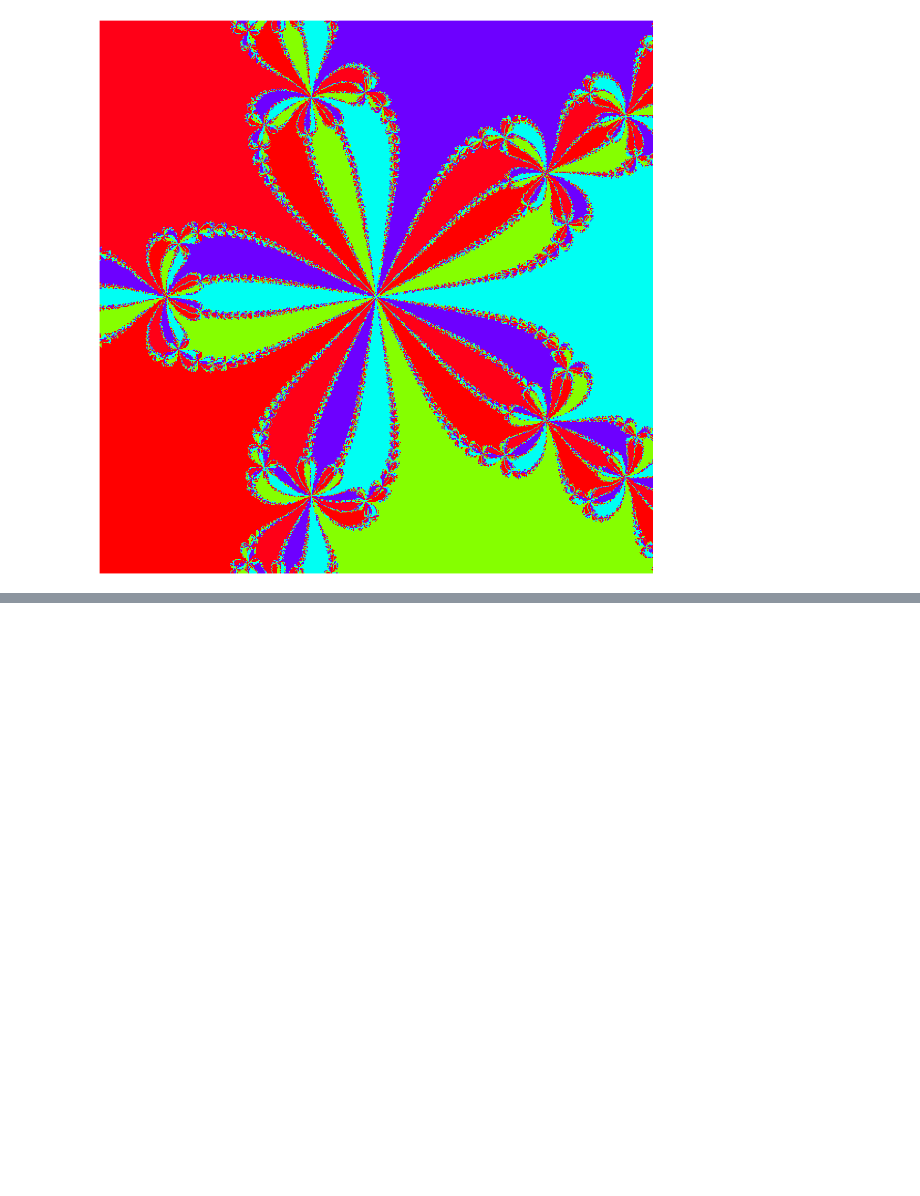
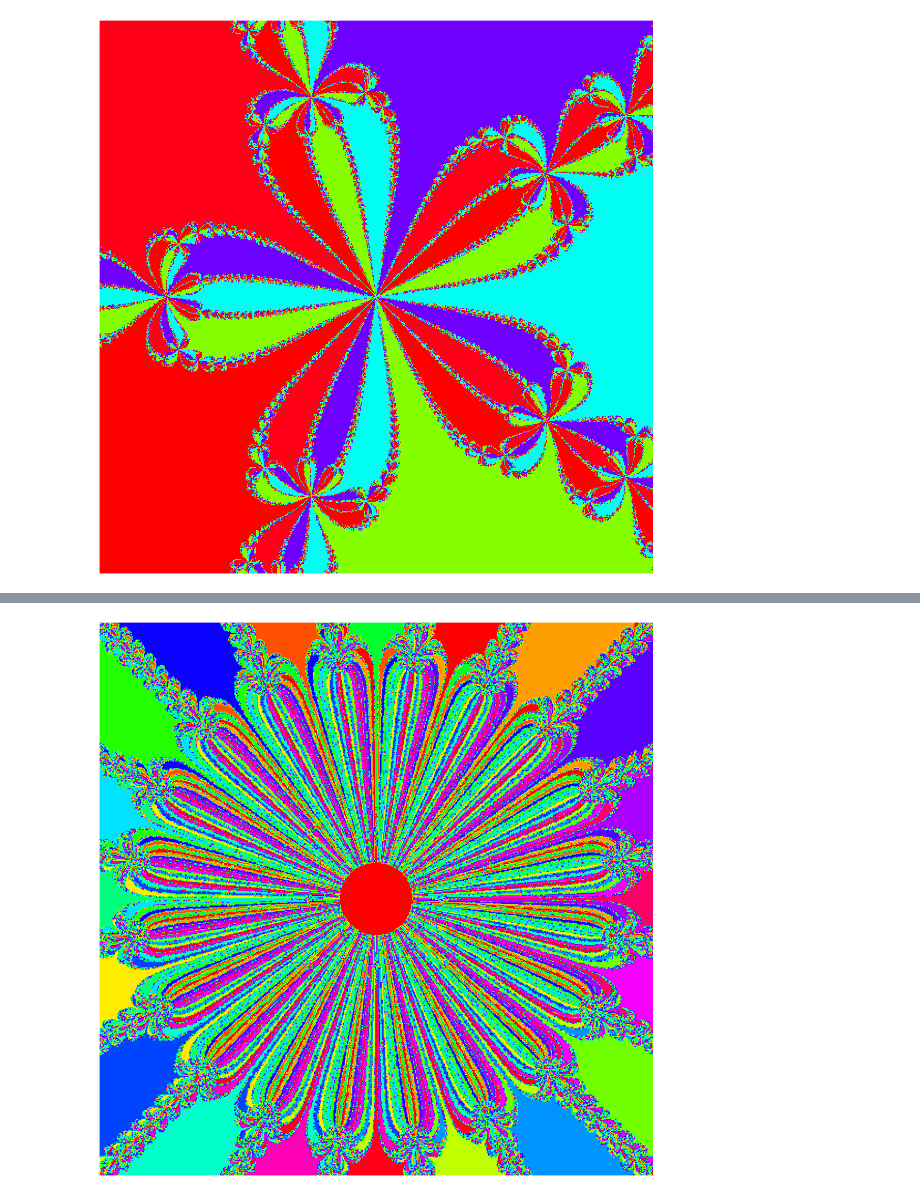
Before and after one commit to RobvanGastel/optimization-ml, a Jupyter notebook: Newtons_method.ipynb, the cells around one changed output, grey strips where cells are left out. Cells and saved outputs as stored; diff of their text form; code cells hidden in the pictures; blank space fills up the shorter version.

Commit message:
Add more fractals

```diff
--- a/Newtons_method.ipynb
+++ b/Newtons_method.ipynb
@@ -397,0 +400,6 @@ plot_newton_fractal(f, fprime, n=500)
+# %%
+f = lambda z: z**20 - 1
+fprime = lambda z: 20*z**19
+plot_newton_fractal(f, fprime, n=500)
+# %% [output]
+[figure, added]
```
Also changed, not shown: parts of 2 cells of this notebook.
